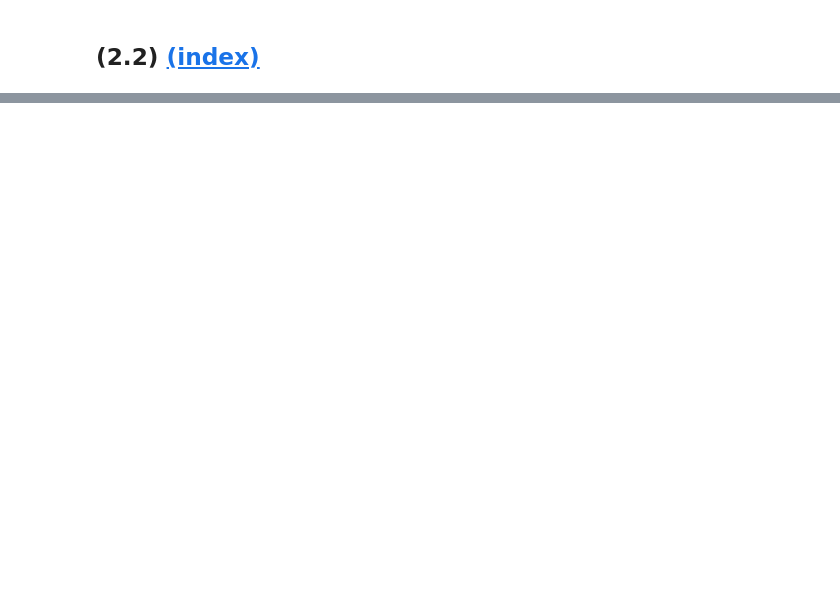
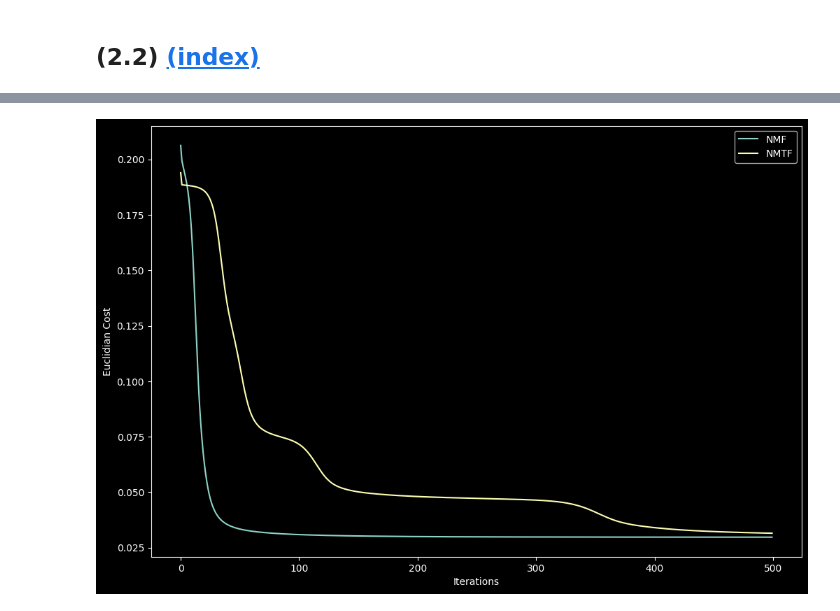
Before and after one commit to typtrue/data-science, a Jupyter notebook: CW2/02404325_Coursework2_Part1.ipynb, the cells around one changed output, grey strips where cells are left out. Drawn from its saved outputs; the diff is of its cells as text; code cells hidden in the pictures; blank space fills up the shorter version.

```diff
--- a/CW2/02404325_Coursework2_Part1.ipynb
+++ b/CW2/02404325_Coursework2_Part1.ipynb
@@ -318,3 +341,7 @@ When the model is set to training mode using `model.train()`, it performs the dr
 <a name="task-22"></a>
 
 ## (2.2) [(index)](#index-task-22)
+# %%
+def norm_euc_cost_NMTF(X, U, S, V):
+    diff = X - U @ S @ V.T
+    return sq_eucnorm(diff) / sq_eucnorm(X)
@@ -320,0 +386,5 @@ When the model is set to training mode using `model.train()`, it performs the dr
+# %%
+r1, r2 = 7, 5
+eps = 1e-7
+n_iters = 500
+U, S, V, cost_values_NMTF = euclidean_NMTF(x_norm, r1, r2, rng, eps, n_iters)
@@ -320,0 +393,5 @@ When the model is set to training mode using `model.train()`, it performs the dr
+# %%
+ys = np.array([cost_values_NMF, cost_values_NMTF]).T
+basic_graph(range(n_iters), ys, labels=["NMF", "NMTF"], xlabel="Iterations", ylabel="Euclidian Cost")
+# %% [output]
+[figure, added]
```
Also changed, not shown: parts of 27 cells of this notebook.
